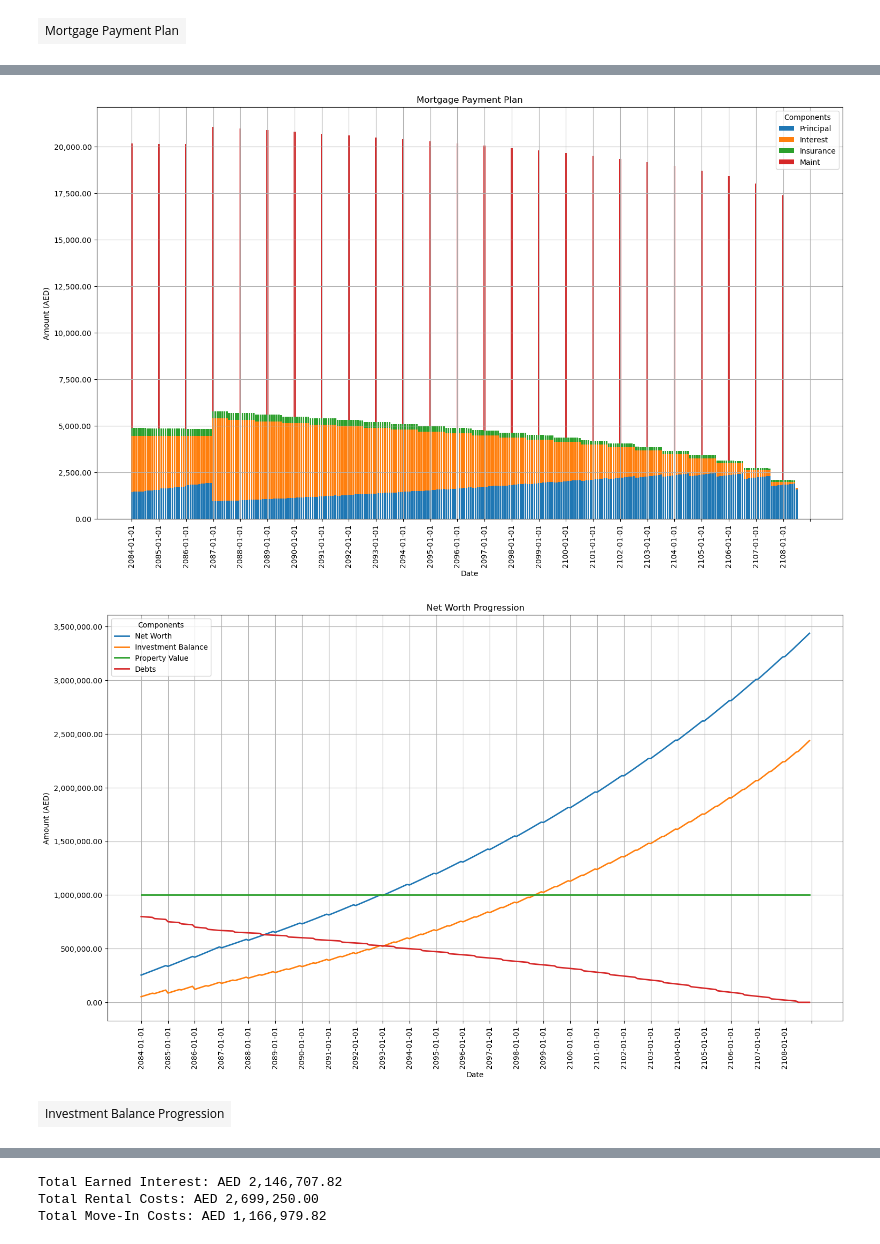
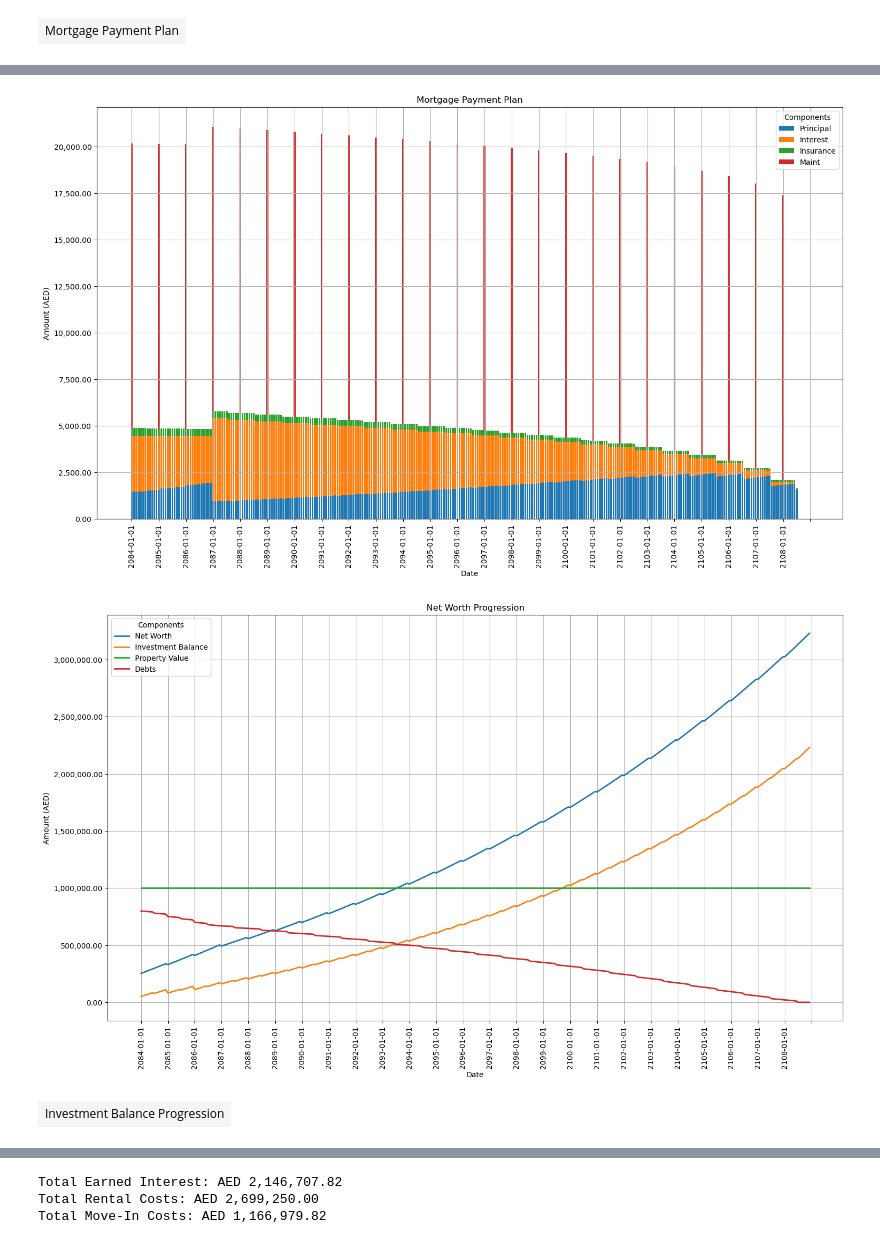
Before and after one commit to iDebugAll/buy_vs_rent_calc, a Jupyter notebook: rent_vs_buy_dubai.ipynb, the cells around one changed output, grey strips where cells are left out. Drawn from its saved outputs; the diff is of its cells as text; code cells hidden in the pictures.

Commit message:
Add Housing Fee for Mortgage Scenario

```diff
--- a/rent_vs_buy_dubai.ipynb
+++ b/rent_vs_buy_dubai.ipynb
@@ -30,6 +30,7 @@ monthly_expenses = 12345  # Monthly expenses in AED (excluding rent)
 property_size = 850  # Property size in square feet
 maintenance_fees_rate = 18  # AED per square foot per year
 maintenance_fees_interval = 12  # Maintenance fees paid every year
+rera_index = 90000 # RERA Average Rent Index for similar properties
 
 initial_rate = 4.5  # Initial interest rate in percent
 initial_years = 3  # Initial period in years
@@ -64,7 +65,7 @@ move_in_costs = 3000  # Move-in costs for each new apartment
 
 
 class MortgageCalculator:
-    def __init__(self, principal, initial_rate, initial_years, later_rate, total_years, property_price, property_size, maintenance_fees_rate, maintenance_fees_interval, life_insurance_rate=0.216, property_insurance_rate=0.12, insurance_payment_interval=1, annual_investment_rate=4.5, regular_early_repayment=0, regular_early_repayment_interval=0, property_value_factor=1.0, valuation_fee=1750, conveyance_fee=5250, bank_mortgage_opening_fee_rate=1, max_early_repayment_percent=10, start_date='2084-01-01', first_regular_early_repayment_date='2085-01-01', allow_exceed_early_repayment_limit=False, arbitrary_early_repayments=[]):
+    def __init__(self, principal, initial_rate, initial_years, later_rate, total_years, property_price, property_size, maintenance_fees_rate, maintenance_fees_interval, rera_index, life_insurance_rate=0.216, property_insurance_rate=0.12, insurance_payment_interval=1, annual_investment_rate=4.5, regular_early_repayment=0, regular_early_repayment_interval=0, property_value_factor=1.0, valuation_fee=1750, conveyance_fee=5250, bank_mortgage_opening_fee_rate=1, max_early_repayment_percent=10, start_date='2084-01-01', first_regular_early_repayment_date='2085-01-01', allow_exceed_early_repayment_limit=False, arbitrary_early_repayments=[]):
         self.principal = principal
         self.initial_rate = initial_rate / 100 / 12  # Convert annual rate to monthly
         self.initial_years = initial_years
@@ -74,6 +75,8 @@ class MortgageCalculator:
         self.property_size = property_size
         self.maintenance_fees_rate = maintenance_fees_rate
         self.maintenance_fees_interval = maintenance_fees_interval
+        self.rera_index = rera_index
+        self.housing_fee = rera_index * 0.05 / 12 # 5% of RERA Rental Inded a year converted to monthly
         self.regular_early_repayment = regular_early_repayment
         self.regular_early_repayment_interval = regular_early_repayment_interval
         self.total_months = total_years * 12
@@ -250,7 +253,8 @@ class MortgageCalculator:
             total_insurance_costs += insurance_cost
             maintenance_cost = self.maintenance_fees if month % self.maintenance_fees_interval == 0 else 0
             total_maintenance_costs += maintenance_cost
-            total_monthly_payment = principal_payment + interest_payment + total_early_repayment_amt + early_repayment_fee + insurance_cost + maintenance_cost
+            total_maintenance_costs += self.housing_fee
+            total_monthly_payment = principal_payment + interest_payment + total_early_repayment_amt + early_repayment_fee + insurance_cost + maintenance_cost + self.housing_fee
 
             # Calculate net cash flow and update investment balance
             if month > 0:  # Apply investment interest from the second month
@@ -281,6 +285,7 @@ class MortgageCalculator:
                 'ER Fee': early_repayment_fee,
                 'Insurance': insurance_cost,
                 'Maint': maintenance_cost,
+                'Housing': self.housing_fee,
                 'Payments Sum': total_monthly_payment,
                 'Mortgage Balance': remaining_principal,
                 'Investments': investment_balance,
@@ -303,8 +308,8 @@ class MortgageCalculator:
         total_initial_costs = initial_fees + down_payment
 
         input_variables = {
-            'Variable': ['Loan Amount', 'Initial Interest Rate', 'Initial Period', 'Later Interest Rate', 'Total Loan Term', 'Regular Early Repayment', 'Regular Early Repayment Interval', 'First Regular Early Repayment Date', 'Property Price', 'Property Size', 'Maintenance Fees Rate', 'Maintenance Fees Interval', 'Monthly Salary', 'Monthly Expenses', 'Initial Savings', 'Property Value Factor', 'Annual Investment Rate', 'Valuation Fee', 'Conveyance Fee', 'Bank Mortgage Opening Fee Rate', 'Life Insurance Rate', 'Property Insurance Rate', 'Insurance Payment Interval', 'Max Early Repayment Percent', 'Allow Exceed Early Repayment Limit', 'Start Date', 'Arbitrary Early Repayments'],
-            'Value': [f'AED {self.principal:,.2f}', f'{self.initial_rate*100*12:.2f}%', f'{self.initial_years} years', f'{self.later_rate*100*12:.2f}%', f'{self.total_years} years', f'AED {self.regular_early_repayment:,.2f}', f'{self.regular_early_repayment_interval} months', self.first_regular_early_repayment_date.strftime('%Y-%m-%d'), f'AED {self.property_price:,.2f}', f'{self.property_size} sqft', f'{self.maintenance_fees_rate} AED/sqft', f'{self.maintenance_fees_interval} months', f'AED {monthly_salary:,.2f}', f'AED {monthly_expenses:,.2f}', f'AED {initial_savings:,.2f}', f'{self.property_value_factor}', f'{self.annual_investment_rate*12*100:.2f}%', f'AED {self.valuation_fee:,.2f}', f'AED {self.conveyance_fee:,.2f}', f'{self.bank_mortgage_opening_fee_rate*100:.2f}%', f'{self.life_insurance_rate*100:.3f}%', f'{self.property_insurance_rate*100:.2f}%', f'{self.insurance_payment_interval} months', f'{self.max_early_repayment_percent*100:.2f}%', self.allow_exceed_early_repayment_limit, self.start_date.strftime('%Y-%m-%d'), self.arbitrary_early_repayments]
+            'Variable': ['Loan Amount', 'Initial Interest Rate', 'Initial Period', 'Later Interest Rate', 'Total Loan Term', 'Regular Early Repayment', 'Regular Early Repayment Interval', 'First Regular Early Repayment Date', 'Property Price', 'Property Size', 'RERA Rental Index', 'Maintenance Fees Rate', 'Maintenance Fees Interval', 'Monthly Salary', 'Monthly Expenses', 'Initial Savings', 'Property Value Factor', 'Annual Investment Rate', 'Valuation Fee', 'Conveyance Fee', 'Bank Mortgage Opening Fee Rate', 'Life Insurance Rate', 'Property Insurance Rate', 'Insurance Payment Interval', 'Max Early Repayment Percent', 'Allow Exceed Early Repayment Limit', 'Start Date', 'Arbitrary Early Repayments'],
+            'Value': [f'AED {self.principal:,.2f}', f'{self.initial_rate*100*12:.2f}%', f'{self.initial_years} years', f'{self.later_rate*100*12:.2f}%', f'{self.total_years} years', f'AED {self.regular_early_repayment:,.2f}', f'{self.regular_early_repayment_interval} months', self.first_regular_early_repayment_date.strftime('%Y-%m-%d'), f'AED {self.property_price:,.2f}', f'{self.property_size} sqft', f'{self.rera_index:,.2f} AED', f'{self.maintenance_fees_rate} AED/sqft', f'{self.maintenance_fees_interval} months', f'AED {monthly_salary:,.2f}', f'AED {monthly_expenses:,.2f}', f'AED {initial_savings:,.2f}', f'{self.property_value_factor}', f'{self.annual_investment_rate*12*100:.2f}%', f'AED {self.valuation_fee:,.2f}', f'AED {self.conveyance_fee:,.2f}', f'{self.bank_mortgage_opening_fee_rate*100:.2f}%', f'{self.life_insurance_rate*100:.3f}%', f'{self.property_insurance_rate*100:.2f}%', f'{self.insurance_payment_interval} months', f'{self.max_early_repayment_percent*100:.2f}%', self.allow_exceed_early_repayment_limit, self.start_date.strftime('%Y-%m-%d'), self.arbitrary_early_repayments]
         }
         input_df = pd.DataFrame(input_variables)
 
@@ -539,7 +544,7 @@ class Rent_And_Invest_Calculator:
         plt.grid(True)
         plt.show()
 
-mortgage_calculator = MortgageCalculator(principal, initial_rate, initial_years, later_rate, total_years, property_price, property_size, maintenance_fees_rate, maintenance_fees_interval, life_insurance_rate, property_insurance_rate, insurance_payment_interval, annual_investment_rate, regular_early_repayment, regular_early_repayment_interval, property_value_factor, valuation_fee, conveyance_fee, bank_mortgage_opening_fee_rate, max_early_repayment_percent, start_date, first_regular_early_repayment_date, allow_exceed_early_repayment_limit, arbitrary_early_repayments)
+mortgage_calculator = MortgageCalculator(principal, initial_rate, initial_years, later_rate, total_years, property_price, property_size, maintenance_fees_rate, maintenance_fees_interval, rera_index, life_insurance_rate, property_insurance_rate, insurance_payment_interval, annual_investment_rate, regular_early_repayment, regular_early_repayment_interval, property_value_factor, valuation_fee, conveyance_fee, bank_mortgage_opening_fee_rate, max_early_repayment_percent, start_date, first_regular_early_repayment_date, allow_exceed_early_repayment_limit, arbitrary_early_repayments)
 payment_plan, total_interest_paid, total_insurance_costs, total_maintenance_costs, total_early_repayment_fees, mortgage_net_worth_progression, highlight_row = mortgage_calculator.generate_payment_plan(monthly_salary, monthly_expenses, initial_savings)
 mortgage_calculator.print_payment_plan(payment_plan, total_interest_paid, highlight_row)
 mortgage_calculator.plot_payment_plan(payment_plan)
@@ -648,5 +653,5 @@ plt.show()
 [figure]
-[figure, old version]
+[figure, new version]
 | Investment Balance Progression |
 |  | Date | Balance | Interest | Rent | EJARI Fee | Top Up | Move-in Costs |
 | 1 | 2084-02-01 | 299,392.63 | 1,270.30 | 55,250.00 | 416.67 | 11,111.00 | 3,000.00 |
```
Also changed, not shown: parts of 1 cell of this notebook.
